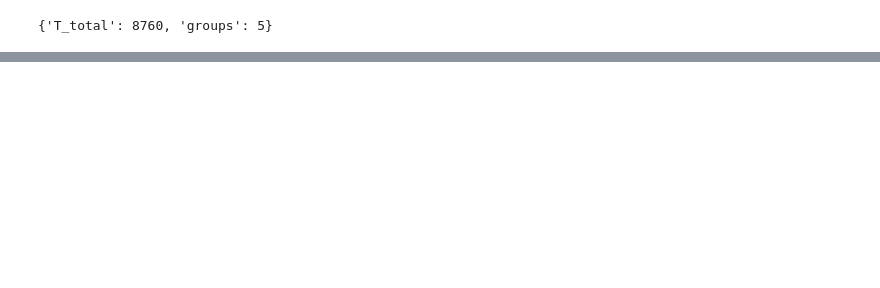
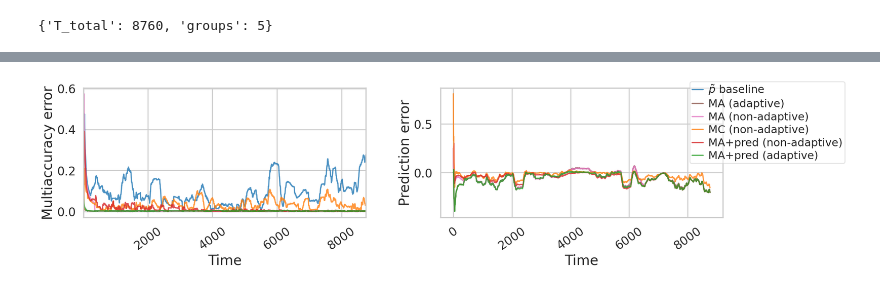
Before and after one commit to jivatneet/adaptive-multiobjective, a Jupyter notebook: load/load.ipynb, the cells around one changed output, grey strips where cells are left out. Cells and saved outputs as stored; diff of their text form; code cells hidden in the pictures; blank space fills up the shorter version.

```diff
--- a/load/load.ipynb
+++ b/load/load.ipynb
@@ -132,3 +94,7 @@ plt.show()
+# %%
+# Output directory for plots
+plots_dir = os.path.join(os.getcwd(), "plots")
+os.makedirs(plots_dir, exist_ok=True)
 # %%
 window = 336
 window_plot = 336
@@ -290,0 +204,75 @@ plt.show()
+# %%
+from collections import OrderedDict
+
+series_to_plot = [
+    (ptilde_baseline_ma_linf,    r"$\tilde{p}$ baseline",   "ptilde"),
+    (maonly_baseline_ma_linf,    r"MA (adaptive)",          "ma"),
+    (maonly_nonadaptive_ma_linf, r"MA (non-adaptive)",      "maonly_na"),
+    (mc_ma_linf,                 r"MC (non-adaptive)",      "mc_na"),
+    (mapred_nonadaptive_ma_linf, r"MA+pred (non-adaptive)", "mapred_na"),
+    (mapred_ma_linf,             r"MA+pred (adaptive)",     "mapred"),
+]
+
+pred_series_to_plot = [
+    (maonly_baseline_lpred,     r"MA (adaptive)",          "ma"),
+    (maonly_nonadaptive_lpred,  r"MA (non-adaptive)",      "maonly_na"),
+    (mc_lpred,                  r"MC (non-adaptive)",      "mc_na"),
+    (mapred_nonadaptive_l_pred, r"MA+pred (non-adaptive)", "mapred_na"),
+    (mapred_lpred,              r"MA+pred (adaptive)",     "mapred"),
+]
+
+fig, axes = plt.subplots(1, 2, figsize=(20, 6), sharex=False)
+ax_ma, ax_reg = axes
+
+LEFT_SKIP = 10
+T_left = max(len(y) for y, _, _ in series_to_plot if y is not None)
+x_left = np.arange(T_left)[LEFT_SKIP:]
+
+# Left plot: multiaccuracy error
+for y, label, group in series_to_plot:
+    if y is None:
+        continue
+    yy = np.asarray(y)
+    ax_ma.plot(x_left, yy[LEFT_SKIP:], label=label,
+               color=color_dict.get(group, "0.3"),
+               linewidth=2.5, alpha=0.8)
+
+ax_ma.set_xlim(x_left[0], x_left[-1])
+ax_ma.set_xlabel("Time"); ax_ma.set_ylabel("Multiaccuracy error")
+ax_ma.tick_params(axis="x", rotation=35); ax_ma.grid(True)
+
+# Right plot: prediction error
+for y, label, group in pred_series_to_plot:
+    if y is None:
+        continue
+    ax_reg.plot(y, label=label, color=color_dict.get(group, "0.3"),
+                linewidth=2.5, alpha=0.8)
+ax_reg.set_xlabel("Time"); ax_reg.set_ylabel("Prediction error")
+ax_reg.tick_params(axis="x", rotation=35); ax_reg.grid(True)
+
+# Legend on the far right
+fig.subplots_adjust(right=0.92, wspace=0.28)
+handles, labels = [], []
+for ax in axes:
+    h, l = ax.get_legend_handles_labels()
+    handles += h; labels += l
+by_label = OrderedDict((l, h) for h, l in zip(handles, labels))
+
+fig.legend(
+    by_label.values(), by_label.keys(),
+    loc="center left", bbox_to_anchor=(0.925, 0.75),  # tight to the edge
+    ncol=1,
+    frameon=True, framealpha=0.5,
+    fontsize=22,
+    handlelength=1.0,          # shorter line samples
+    handletextpad=0.5,         # tighter gap line↔text
+    borderpad=0.2,             # tighter legend padding
+    labelspacing=0.25,         # tighter row spacing
+    columnspacing=0.7
+)
+
+plt.tight_layout()
+fig.savefig(os.path.join(plots_dir, "ma_and_pred_evaluation.pdf"), bbox_inches="tight")
+plt.show()
+# %% [output]
+[figure, added]
```
Also changed, not shown: parts of 7 cells of this notebook.
